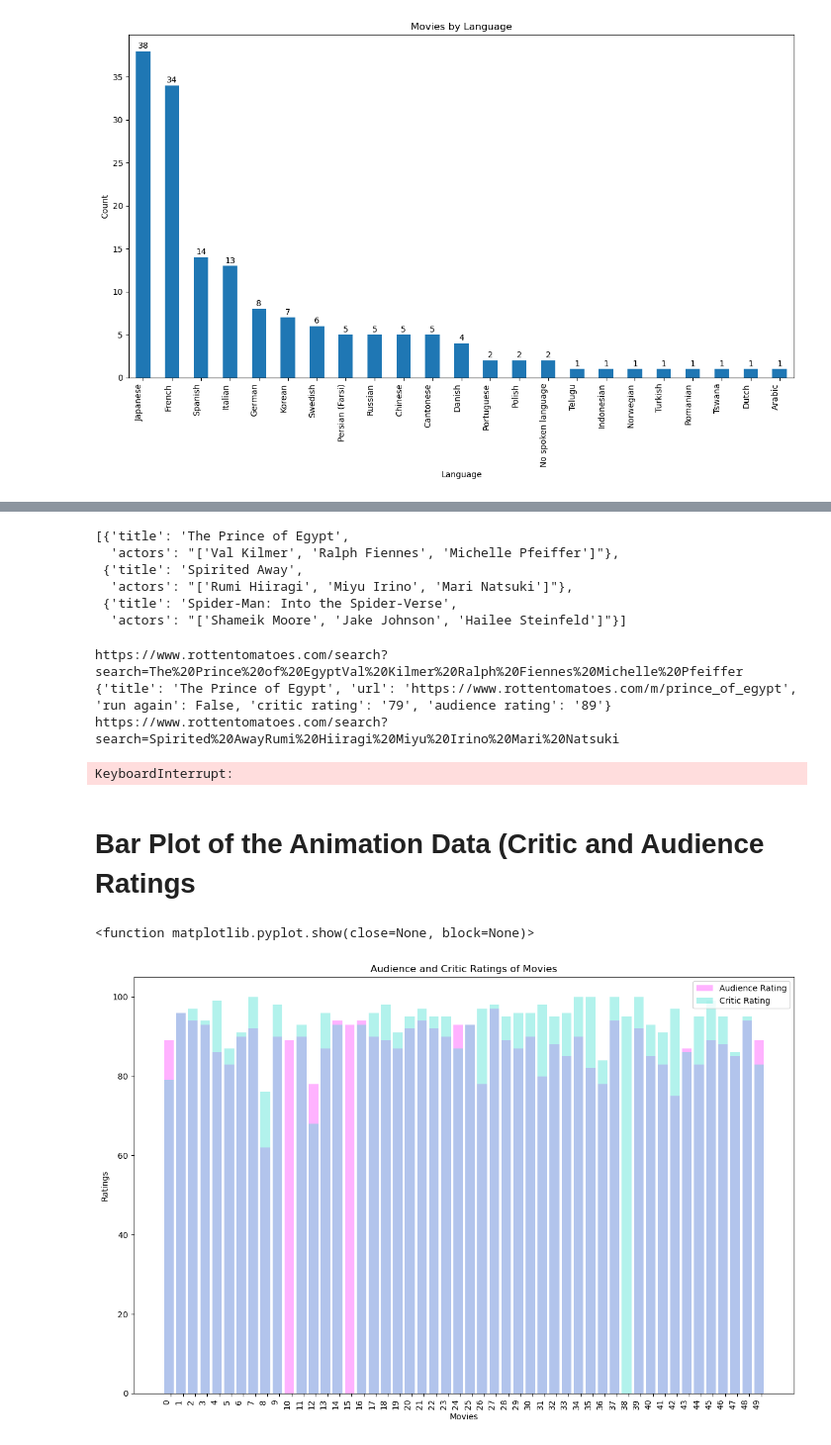
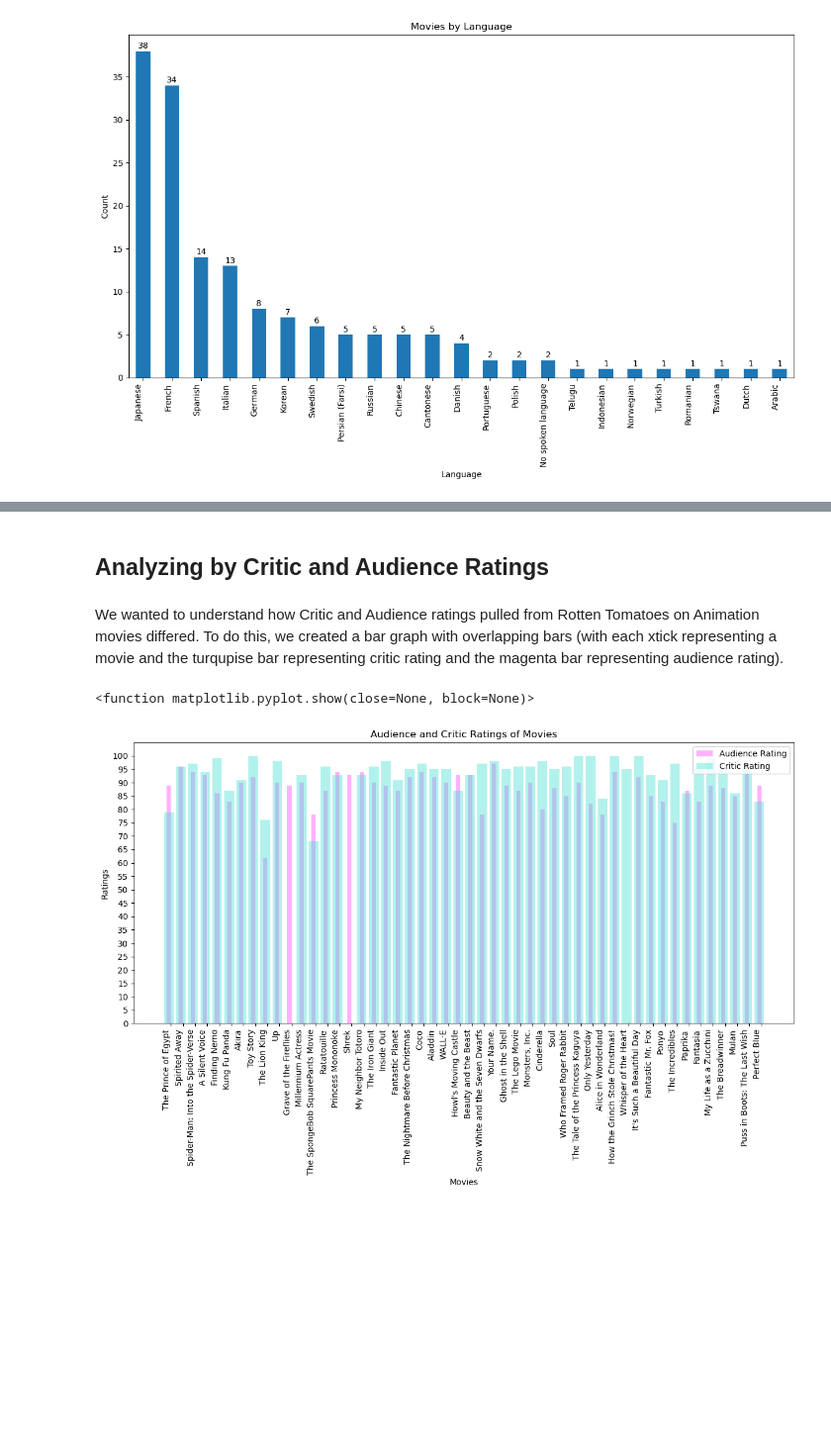
Before and after one commit to sreyakumar/letterboxd-rotten-tomatoes, a Jupyter notebook: letterboxd_&_rotten_tomatoes (4).ipynb, the cells around one changed output, grey strips where cells are left out. Shown: that part at 99% size. Saved outputs shown, nothing was run; the diff lists cells and outputs as text; code cells hidden in the pictures; blank space fills up the shorter version.

```diff
--- a/letterboxd_&_rotten_tomatoes (4).ipynb
+++ b/letterboxd_&_rotten_tomatoes (4).ipynb
@@ -430,0 +540,7 @@ movies_df.plot.scatter(x= 'rating', y='likes')
+# %%
+finding_best_genre = movies_df
+finding_best_genre['first genre'] = movies_df['genre'].str.get(0)
+finding_best_genre.reset_index(drop = True, inplace = True)
+
+
+finding_best_genre.head(5)
@@ -430,0 +554,23 @@ movies_df.plot.scatter(x= 'rating', y='likes')
+# %%
+#Getting the title, genre, and rating of the highest rating movies by genre
+highest_by_genre = []
+titles = []
+
+for unique_genre in finding_best_genre['first genre'].unique():
+    max_rating = 0
+    count = -1
+    for genre in finding_best_genre['first genre']:
+        count+=1
+        if genre == unique_genre:
+            rating = finding_best_genre['rating'][count]
+            if rating>max_rating:
+                max_rating = rating
+                titles.append(finding_best_genre['title'][count])
+
+        else:
+            continue
+    highest_by_genre.append({
+    'genre': unique_genre,
+    'title': titles[len(titles)-1],
+    'rating': max_rating
+    })
@@ -594,30 +713,0 @@ animation.head(51)
-# %%
-#Getting the titles and toptwo actors of the movies in the animation genre
-animation_titles_and_toptwo = []
-
-
-for index, row in animation.iterrows():
-    title = row.loc['title']
-    actors = row.loc['top cast']
-    animation_titles_and_toptwo.append({'title': title, 'actors': actors})
-
-animation_titles_and_toptwo[0:3]
-# %% [output]
-[{'title': 'The Prince of Egypt',
-  'actors': "['Val Kilmer', 'Ralph Fiennes', 'Michelle Pfeiffer']"},
- {'title': 'Spirited Away',
-  'actors': "['Rumi Hiiragi', 'Miyu Irino', 'Mari Natsuki']"},
- {'title': 'Spider-Man: Into the Spider-Verse',
-  'actors': "['Shameik Moore', 'Jake Johnson', 'Hailee Steinfeld']"}]
-# %%
-#Creating a dataframe with information from Rotten Tomatoes about movies in the genre Animation
-animation_rottentomatoes_info = []
-for item in animation_titles_and_toptwo:
-    dictie = fetch_details_rotten(item['title'], item['actors'])
-    print(dictie)
-    animation_rottentomatoes_info.append(dictie)
-# %% [output]
-https://www.rottentomatoes.com/search?search=The%20Prince%20of%20EgyptVal%20Kilmer%20Ralph%20Fiennes%20Michelle%20Pfeiffer
-{'title': 'The Prince of Egypt', 'url': 'https://www.rottentomatoes.com/m/prince_of_egypt', 'run again': False, 'critic rating': '79', 'audience rating': '89'}
-https://www.rottentomatoes.com/search?search=Spirited%20AwayRumi%20Hiiragi%20Miyu%20Irino%20Mari%20Natsuki
-KeyboardInterrupt:
@@ -630,24 +714,27 @@ df_animation.to_csv('rotten_animation.csv', index = False)
 # %% [markdown]
-# Bar Plot of the Animation Data (Critic and Audience Ratings #
+## Analyzing by Critic and Audience Ratings ##
+# %% [markdown]
+We wanted to understand how Critic and Audience ratings pulled from Rotten Tomatoes on Animation movies differed. To do this, we created a bar graph with overlapping bars (with each xtick representing a movie and the turqupise bar representing critic rating and the magenta bar representing audience rating).
 # %%
 merged_ani_dfplot = pd.read_csv('final_animation_with_rotten.csv')
 
 fig, ax = plt.subplots(figsize = (12,8))
 
 index = range(len(merged_ani_dfplot))
 
-audience = ax.bar(index, merged_ani_dfplot['audience rating'], label = 'Audience Rating', color = 'magenta', alpha = 0.3)
+audience = ax.bar(index, merged_ani_dfplot['audience rating'], 0.35, label = 'Audience Rating', color = 'magenta', alpha = 0.3)
 critic = ax.bar(index, merged_ani_dfplot['critic rating'], label = 'Critic Rating', color = 'turquoise', alpha = 0.4)
 
 ax.set_xlabel('Movies')
 ax.set_ylabel('Ratings')
 ax.set_title('Audience and Critic Ratings of Movies')
 ax.set_xticks([i + 0.35/2 for i in index])
-ax.set_xticklabels(merged_ani_dfplot.index, rotation=90, ha='right')
+ax.set_yticks(range(0,101,5))
+ax.set_xticklabels(merged_ani_dfplot['title'], rotation=90, ha='right')
 ax.legend()
 
 plt.tight_layout()
 plt.show
 # %% [output]
 <function matplotlib.pyplot.show(close=None, block=None)>
-[figure, old version]
+[figure, new version]
```
Also changed, not shown: parts of 72 cells of this notebook.
